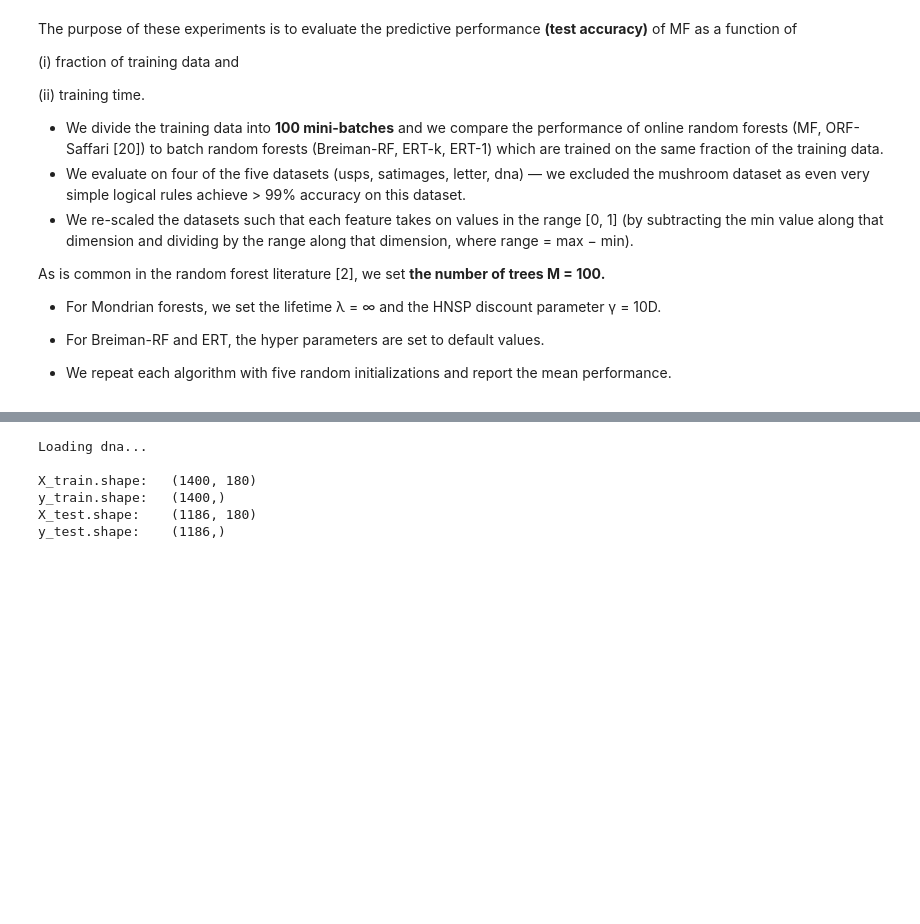
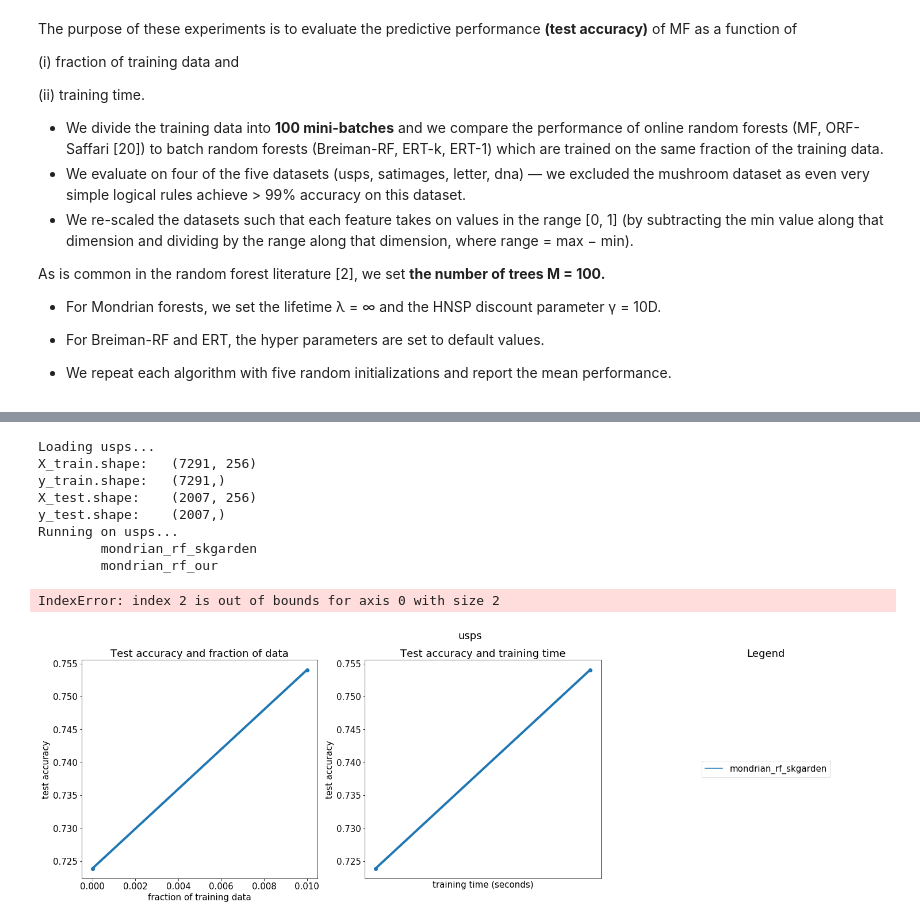
Before and after one commit to apnkv/mondrian-forest, a Jupyter notebook: Experiments.ipynb, the cells around one changed output, grey strips where cells are left out. Saved outputs shown, nothing was run; the diff lists cells and outputs as text; code cells hidden in the pictures; blank space fills up the shorter version.

```diff
--- a/Experiments.ipynb
+++ b/Experiments.ipynb
@@ -225,11 +28,0 @@ n_iter = 5
-# %%
-dataset = load_dna()
-
-run_all_methods_dataset(dataset, n_iter, n_batches, n_estimators, max_depth)
-# %% [output]
-Loading dna...
-
-X_train.shape:   (1400, 180)
-y_train.shape:   (1400,)
-X_test.shape:    (1186, 180)
-y_test.shape:    (1186,)
@@ -235,0 +35,20 @@ y_test.shape:    (1186,)
+# %%
+%%time
+
+n_batches = 2
+n_estimators = 2
+max_depth = 3
+n_iter = 5
+
+run_all_methods_all_datasets(n_iter, n_batches, n_estimators, max_depth)
+# %% [output]
+Loading usps...
+X_train.shape:   (7291, 256)
+y_train.shape:   (7291,)
+X_test.shape:    (2007, 256)
+y_test.shape:    (2007,)
+Running on usps...
+        mondrian_rf_skgarden
+        mondrian_rf_our
+IndexError: index 2 is out of bounds for axis 0 with size 2
+[figure, added]
```
Also changed, not shown: parts of 9 cells of this notebook, 2 other files.
